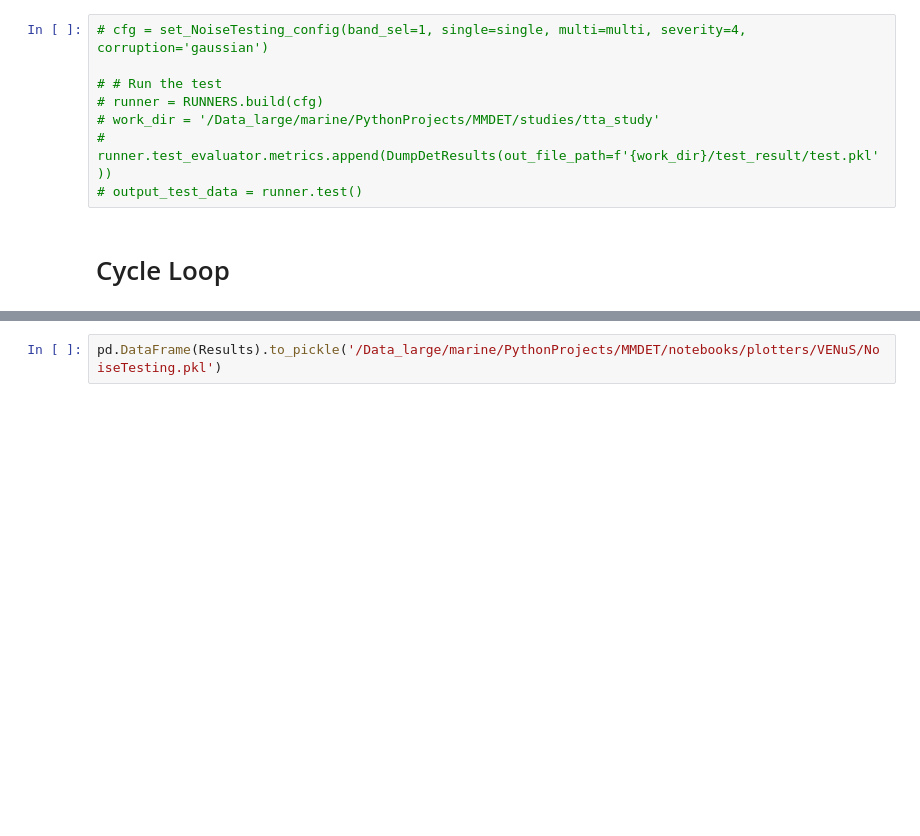
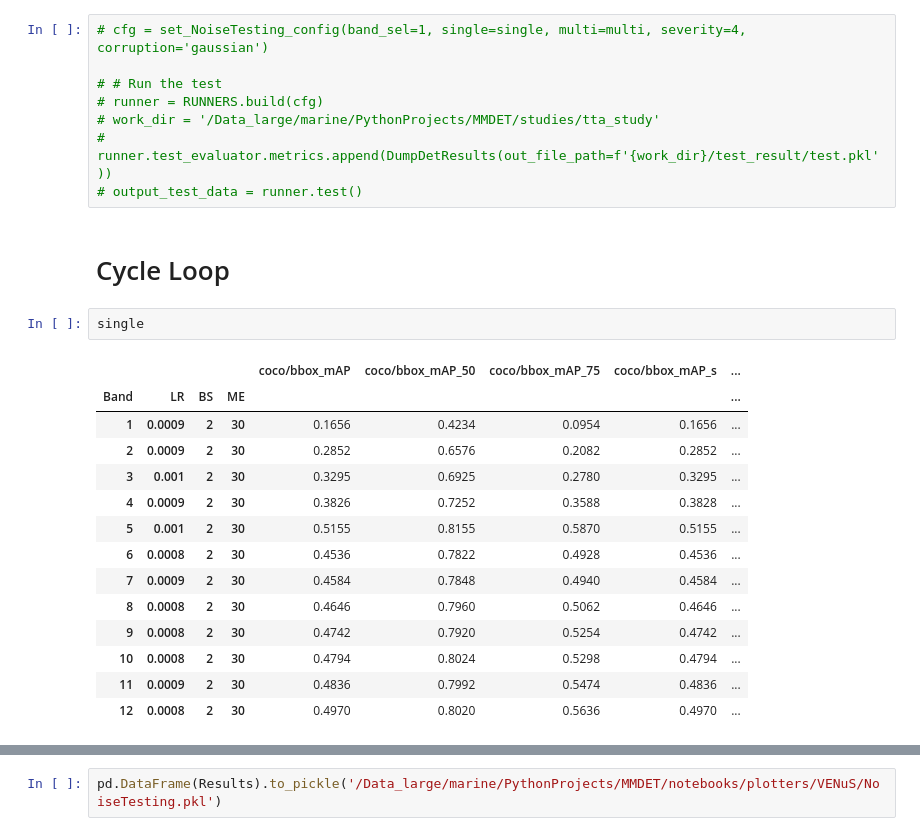
Before and after one commit to sirbastiano/SimpleDet, a Jupyter notebook: studies/TTA.ipynb, the cells around one changed output, grey strips where cells are left out. Cells and saved outputs as stored; diff of their text form; blank space fills up the shorter version.

```diff
--- a/studies/TTA.ipynb
+++ b/studies/TTA.ipynb
@@ -124,6 +123,23 @@ def set_NoiseTesting_config(band_sel, single, multi, severity=0, corruption='gau
 # output_test_data = runner.test()
 # %% [markdown]
 # Cycle Loop
+# %%
+single
+# %% [output]
+|  |  |  |  | coco/bbox_mAP | coco/bbox_mAP_50 | coco/bbox_mAP_75 | coco/bbox_mAP_s | ... |
+| Band | LR | BS | ME |  |  |  |  | ... |
+| 1 | 0.0009 | 2 | 30 | 0.1656 | 0.4234 | 0.0954 | 0.1656 | ... |
+| 2 | 0.0009 | 2 | 30 | 0.2852 | 0.6576 | 0.2082 | 0.2852 | ... |
+| 3 | 0.001 | 2 | 30 | 0.3295 | 0.6925 | 0.2780 | 0.3295 | ... |
+| 4 | 0.0009 | 2 | 30 | 0.3826 | 0.7252 | 0.3588 | 0.3828 | ... |
+| 5 | 0.001 | 2 | 30 | 0.5155 | 0.8155 | 0.5870 | 0.5155 | ... |
+| 6 | 0.0008 | 2 | 30 | 0.4536 | 0.7822 | 0.4928 | 0.4536 | ... |
+| 7 | 0.0009 | 2 | 30 | 0.4584 | 0.7848 | 0.4940 | 0.4584 | ... |
+| 8 | 0.0008 | 2 | 30 | 0.4646 | 0.7960 | 0.5062 | 0.4646 | ... |
+| 9 | 0.0008 | 2 | 30 | 0.4742 | 0.7920 | 0.5254 | 0.4742 | ... |
+| 10 | 0.0008 | 2 | 30 | 0.4794 | 0.8024 | 0.5298 | 0.4794 | ... |
+| 11 | 0.0009 | 2 | 30 | 0.4836 | 0.7992 | 0.5474 | 0.4836 | ... |
+| 12 | 0.0008 | 2 | 30 | 0.4970 | 0.8020 | 0.5636 | 0.4970 | ... |
 # %%
 Results = {'Band':[], 'Severity':[], 'AP':[], 'AP50':[], 'AP75':[]}
 
```
Also changed, not shown: parts of 3 cells of this notebook, 5 other files.
